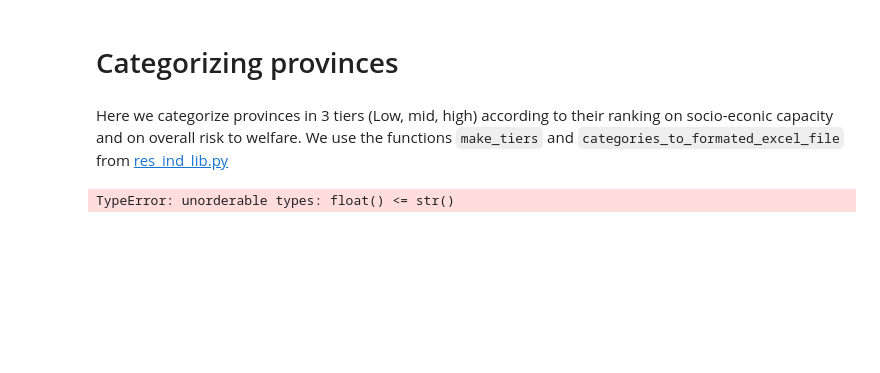
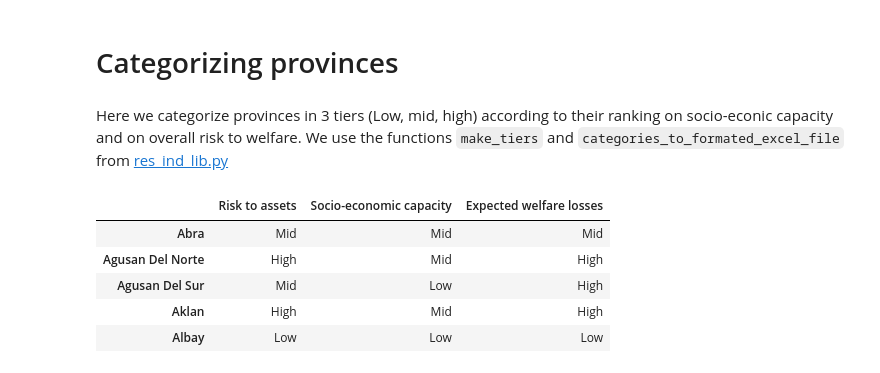
Before and after one commit to adrivsh/resilience_indicator_phl, a Jupyter notebook: muli_hazard_multi_period_demo.ipynb, the cells around one changed output. Saved outputs shown, nothing was run; the diff lists cells and outputs as text; code cells hidden in the pictures; blank space fills up the shorter version.

```diff
--- a/muli_hazard_multi_period_demo.ipynb
+++ b/muli_hazard_multi_period_demo.ipynb
@@ -205,8 +189,16 @@ data.head().T #displays the first few provinces, transposed for ease of reading.
 # %% [markdown]
 Here we categorize provinces in 3 tiers (Low, mid, high) according to their ranking on socio-econic capacity and on overall risk to welfare. We use the functions `make_tiers` and `categories_to_formated_excel_file` from [res_ind_lib.py](res_ind_lib.py)
 # %%
-categories = pd.DataFrame([make_tiers(df_with_results.resilience), make_tiers(df_with_results.risk)]).T.dropna()
+categories = pd.DataFrame([make_tiers(df_with_results.risk_to_assets),
+                           make_tiers(df_with_results.resilience),
+                           make_tiers(df_with_results.risk),
+                           ]).T.dropna()
 categories_to_formated_excel_file(categories,"results/categories.xlsx")
-categories.rename(columns=desc).head()
+categories.rename(columns=description).head()
 # %% [output]
-TypeError: unorderable types: float() <= str()
+|  | Risk to assets | Socio-economic capacity | Expected welfare losses |
+| Abra | Mid | Mid | Mid |
+| Agusan Del Norte | High | Mid | High |
+| Agusan Del Sur | Mid | Low | High |
+| Aklan | High | Mid | High |
+| Albay | Low | Low | Low |
```
Also changed, not shown: parts of 9 cells of this notebook, 18 other files.
